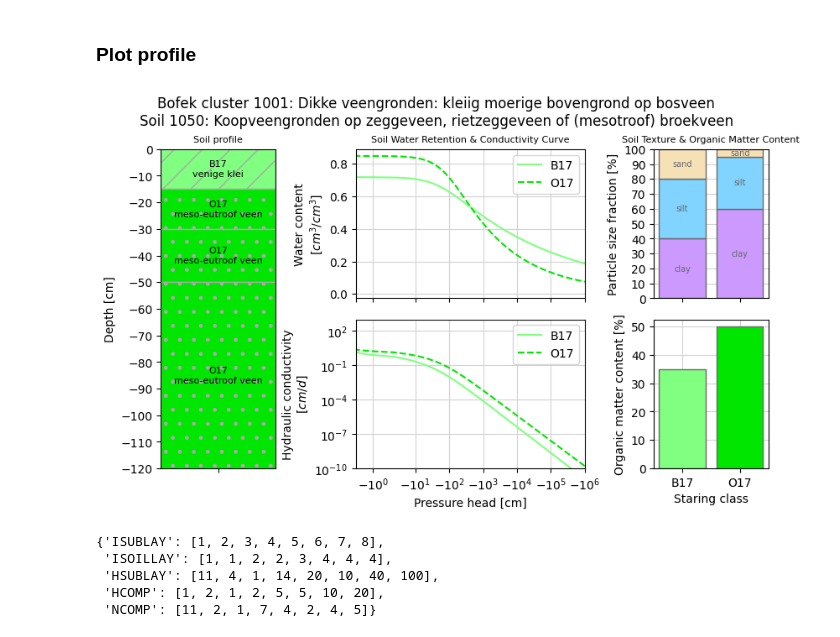
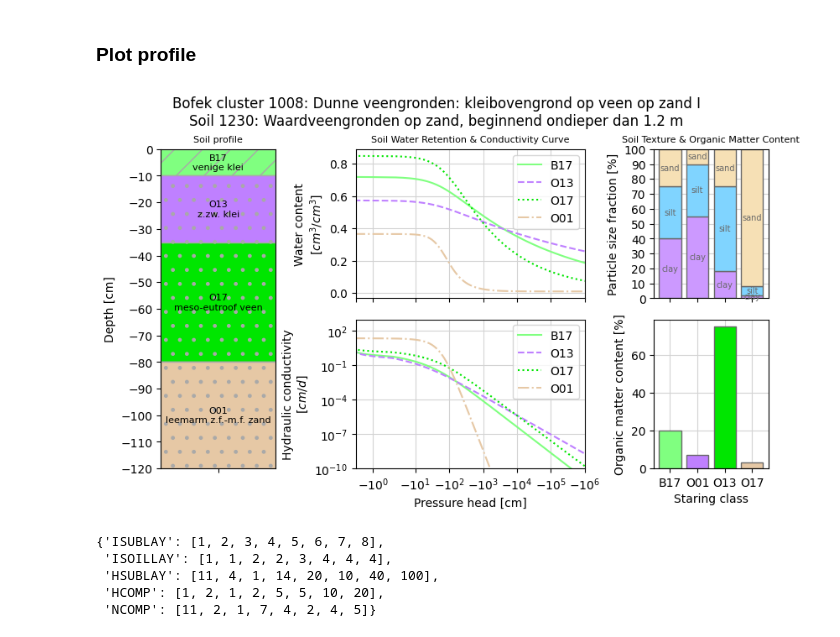
Before and after one commit to markvdbrink/dutchsoils, a Jupyter notebook: docs/examples/00-Overview.ipynb, the cells around one changed output. Drawn from its saved outputs; the diff is of its cells as text; code cells hidden in the pictures.

```diff
--- a/docs/examples/00-Overview.ipynb
+++ b/docs/examples/00-Overview.ipynb
@@ -16,7 +16,7 @@ NOT YET IMPLEMENTED
 # %% [markdown]
 ## Example SoilProfile
 # %%
-sp = ds.SoilProfile(bofek_cluster=1001)
+sp = ds.SoilProfile(bofek_cluster=1008)
 # %% [markdown]
 ### Display data
 # %%
@@ -31,9 +32,9 @@ sp.get_data()
 # %% [markdown]
 ### Plot profile
 # %%
-sp.plot()
+sp.plot(merge_layers=True)
 # %% [output]
-[figure, old version]
+[figure, new version]
 # %%
 sp.get_swapinput_profile(
     discretisation_compheights=[1, 2, 5, 10, 20],
```
Also changed, not shown: parts of 1 cell of this notebook, 1 other file.
